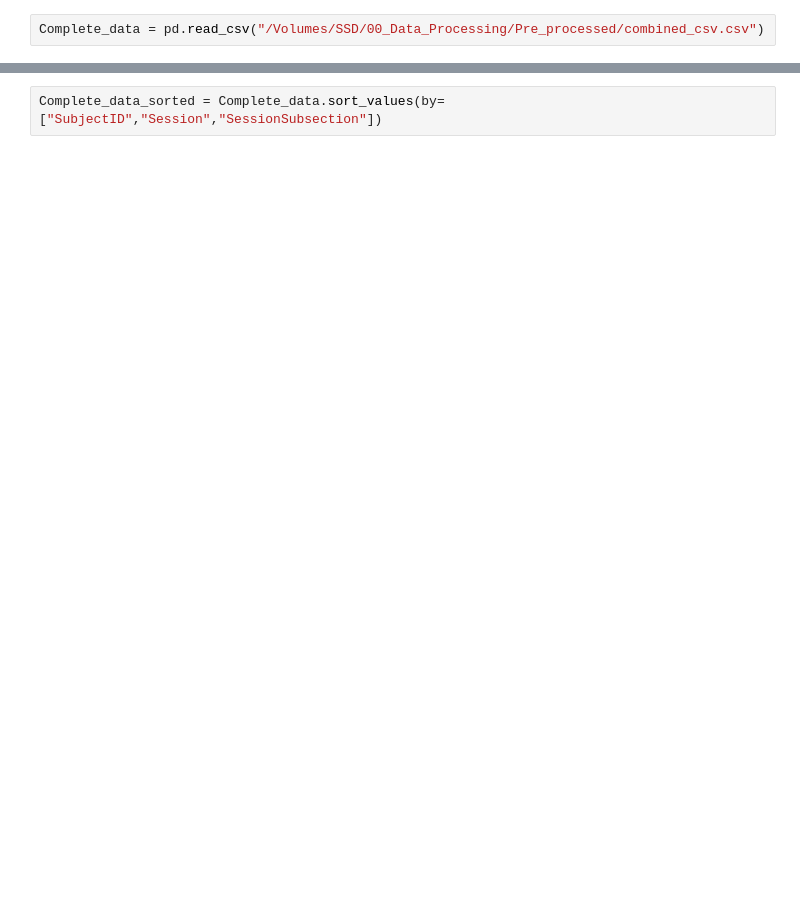
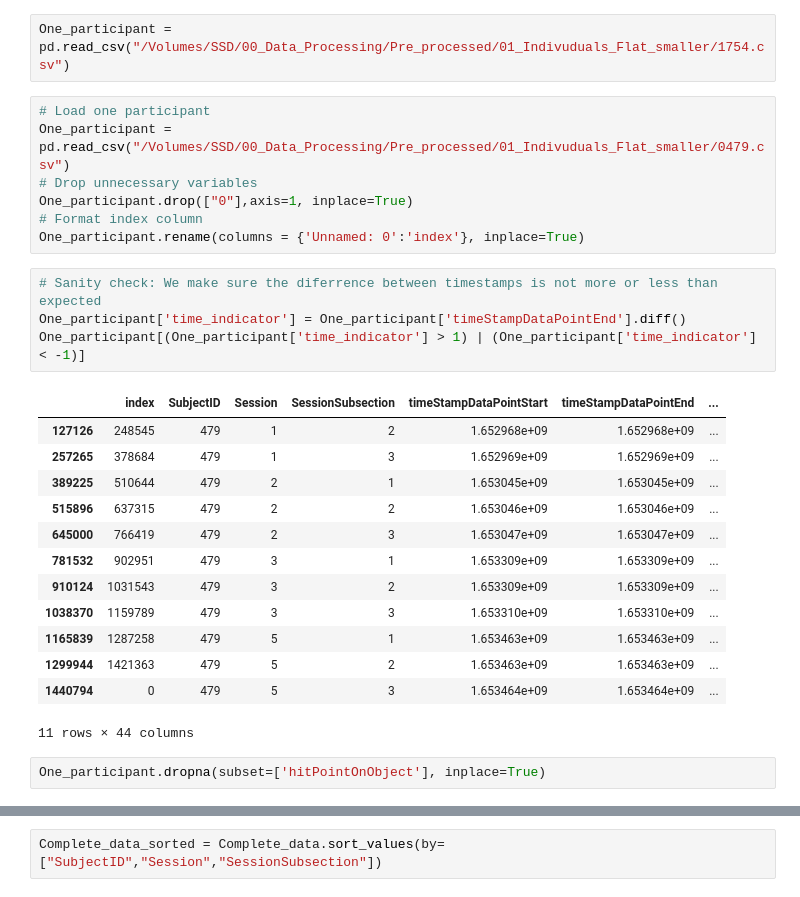
Before and after one commit to tracysanchez/Human_Agents_Impact_Nav, a Jupyter notebook: Colliderhits/01_Collider_extraction.ipynb, the cells around one changed output, grey strips where cells are left out. Saved outputs shown, nothing was run; the diff lists cells and outputs as text; blank space fills up the shorter version.

```diff
--- a/Colliderhits/01_Collider_extraction.ipynb
+++ b/Colliderhits/01_Collider_extraction.ipynb
@@ -10,2 +48,29 @@ import time
+# %%
+One_participant = pd.read_csv("/Volumes/SSD/00_Data_Processing/Pre_processed/01_Indivuduals_Flat_smaller/1754.csv")
 # %%
-Complete_data = pd.read_csv("/Volumes/SSD/00_Data_Processing/Pre_processed/combined_csv.csv")
+# Load one participant
+One_participant = pd.read_csv("/Volumes/SSD/00_Data_Processing/Pre_processed/01_Indivuduals_Flat_smaller/0479.csv")
+# Drop unnecessary variables
+One_participant.drop(["0"],axis=1, inplace=True)
+# Format index column
+One_participant.rename(columns = {'Unnamed: 0':'index'}, inplace=True)
+# %%
+# Sanity check: We make sure the diferrence between timestamps is not more or less than expected
+One_participant['time_indicator'] = One_participant['timeStampDataPointEnd'].diff()
+One_participant[(One_participant['time_indicator'] > 1) | (One_participant['time_indicator'] < -1)]
+# %% [output]
+|  | index | SubjectID | Session | SessionSubsection | timeStampDataPointStart | timeStampDataPointEnd | ... |
+| 127126 | 248545 | 479 | 1 | 2 | 1.652968e+09 | 1.652968e+09 | ... |
+| 257265 | 378684 | 479 | 1 | 3 | 1.652969e+09 | 1.652969e+09 | ... |
+| 389225 | 510644 | 479 | 2 | 1 | 1.653045e+09 | 1.653045e+09 | ... |
+| 515896 | 637315 | 479 | 2 | 2 | 1.653046e+09 | 1.653046e+09 | ... |
+| 645000 | 766419 | 479 | 2 | 3 | 1.653047e+09 | 1.653047e+09 | ... |
+| 781532 | 902951 | 479 | 3 | 1 | 1.653309e+09 | 1.653309e+09 | ... |
+| 910124 | 1031543 | 479 | 3 | 2 | 1.653309e+09 | 1.653309e+09 | ... |
+| 1038370 | 1159789 | 479 | 3 | 3 | 1.653310e+09 | 1.653310e+09 | ... |
+| 1165839 | 1287258 | 479 | 5 | 1 | 1.653463e+09 | 1.653463e+09 | ... |
+| 1299944 | 1421363 | 479 | 5 | 2 | 1.653463e+09 | 1.653463e+09 | ... |
+| 1440794 | 0 | 479 | 5 | 3 | 1.653464e+09 | 1.653464e+09 | ... |
+11 rows × 44 columns
+# %%
+One_participant.dropna(subset=['hitPointOnObject'], inplace=True)
```
Also changed, not shown: parts of 31 cells of this notebook, 5 other files.
